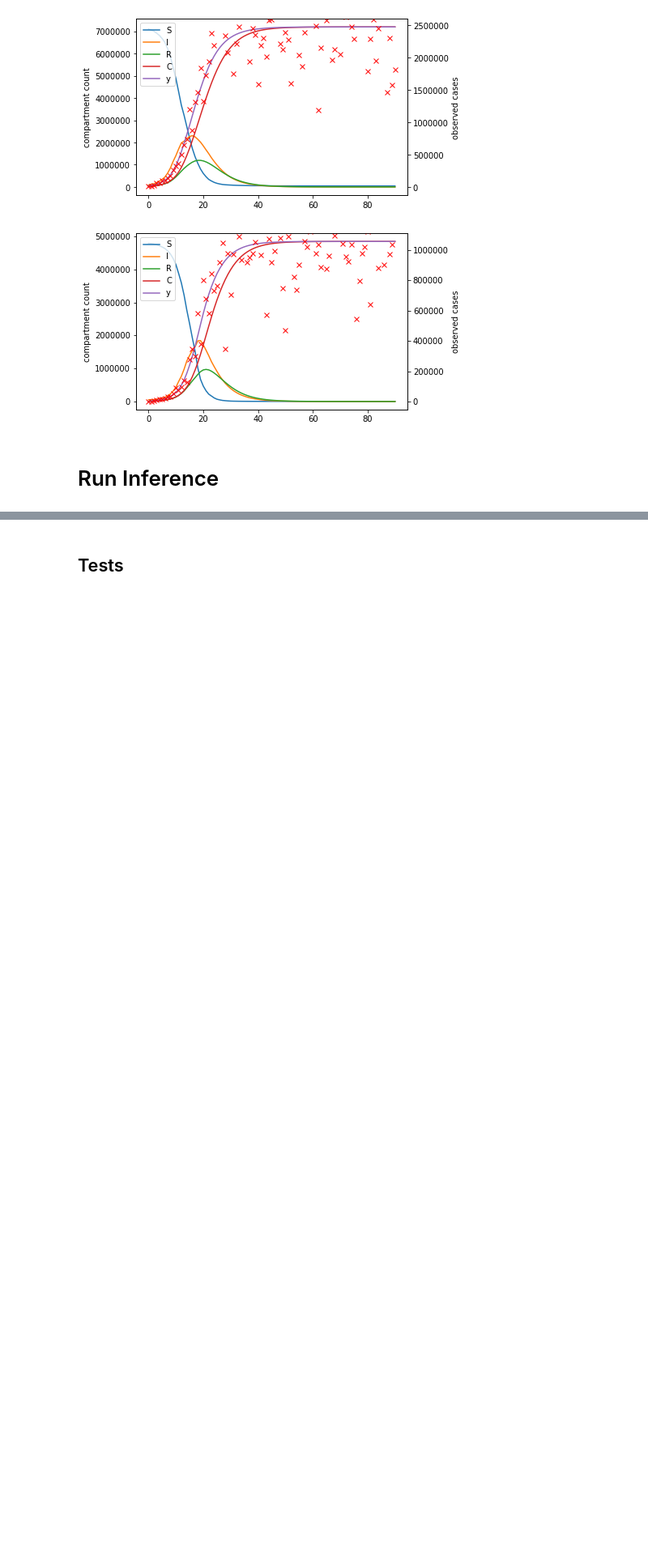
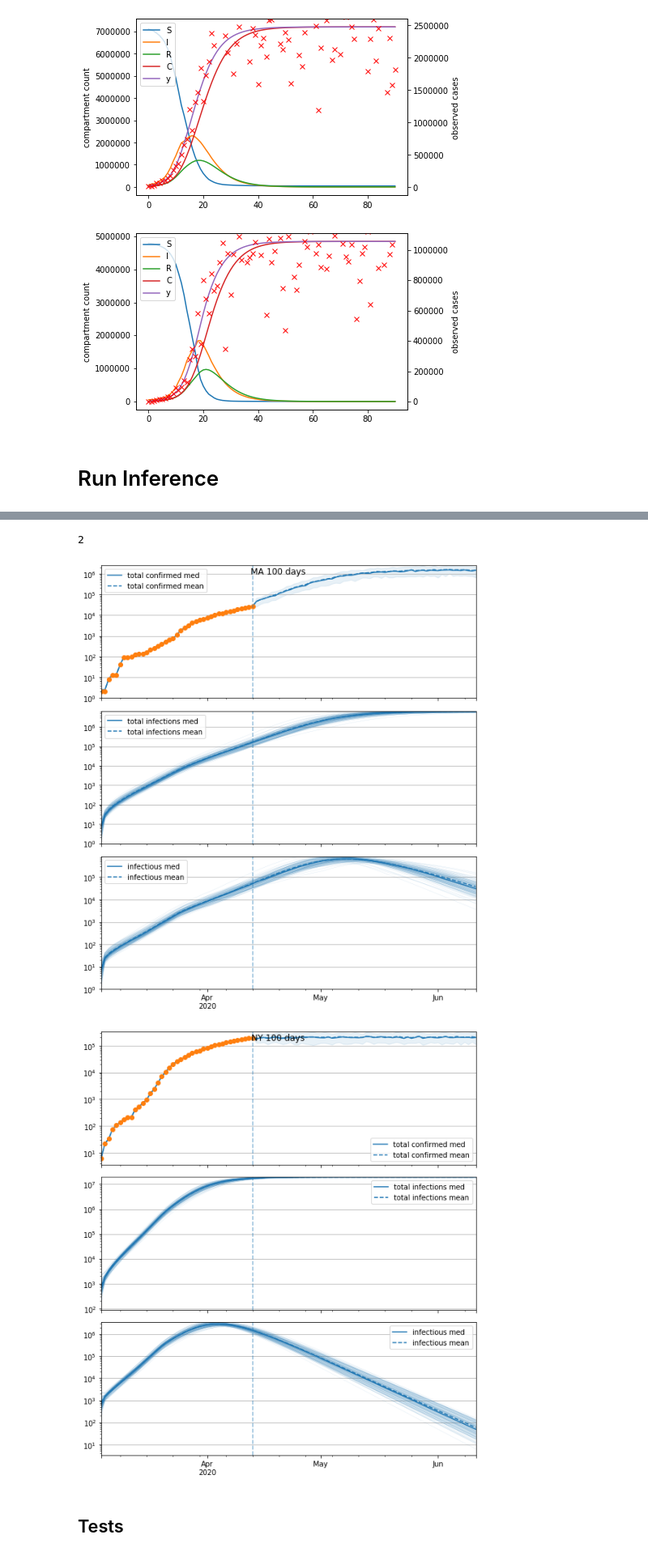
Before and after one commit to dsheldon/covid, a Jupyter notebook: SIR_dev.ipynb, the cells around one changed output, grey strips where cells are left out. Shown at 81% size. Saved outputs shown, nothing was run; the diff lists cells and outputs as text; code cells hidden in the pictures; blank space fills up the shorter version.

```diff
--- a/SIR_dev.ipynb
+++ b/SIR_dev.ipynb
@@ -147,7 +147,7 @@ for i in range(num_places):
 data, place_data = util.load_state_Xy()
 data = data.join(place_data.drop(columns='state'), how='inner')
 
-states = ['MA', 'NY']
+states = ['MA', 'NY', 'WA', 'CT', 'AK', 'AL']
 data = data.loc[states,:]
 place_data = place_data.loc[states,:]
 
@@ -156,7 +156,7 @@ args = {
     'place_data' : place_data,
     'use_obs': True,
     'rw_scale' : 0,
-    'det_noise_scale' : 0.3
+    'det_noise_scale' : 0.2
 }
 
 prob_model = SEIR_hierarchical
@@ -207,36 +203,46 @@ print("growth rate", SEIRModel.growth_rate((beta0, sigma, gamma)))
 # %%
 print(post_pred_samples)
 # %%
-T = 60
+T = 100
 scale = 'log'
+
+data, place_data = util.load_state_Xy()
+data = data.join(place_data.drop(columns='state'), how='inner')
+
+states = ['MA', 'NY']
+data = data.loc[states,:]
+place_data = place_data.loc[states,:]
 
 
 places = data.index.unique(level=0)
 start = data.index.unique(level=1).min()
 num_places = len(places)
 print(num_places)
-
 
 for i, place in zip(range(num_places), places):
 
     t = pd.date_range(start=start, periods=T, freq='D')
 
     shared_params = ['beta0_base', 'gamma_base', 'sigma_base', 'det_rate_base']
     place_samples = {k: v[:,i,...] for k, v in post_pred_samples.items() if not k in shared_params}
 
     t = pd.date_range(start=start, periods=T, freq='D')
 
     positive = data.loc[place].positive
 
     fig, ax = plot_forecast(place_samples, T, positive, t=t, scale=scale)
 
     #plot_samples(place_samples, plot_fields=['I'], ax=ax, t=t, T=T)
     #plt.plot(obs[i,:], 'o')
 
     name = place
     plt.suptitle(f'{name} {T} days ')
     plt.tight_layout()
     plt.show()
+# %% [output]
+2
+[figure, added]
+[figure, added]
 # %%
 load = True
 
```
Also changed, not shown: parts of 3 cells of this notebook, 2 other files.
